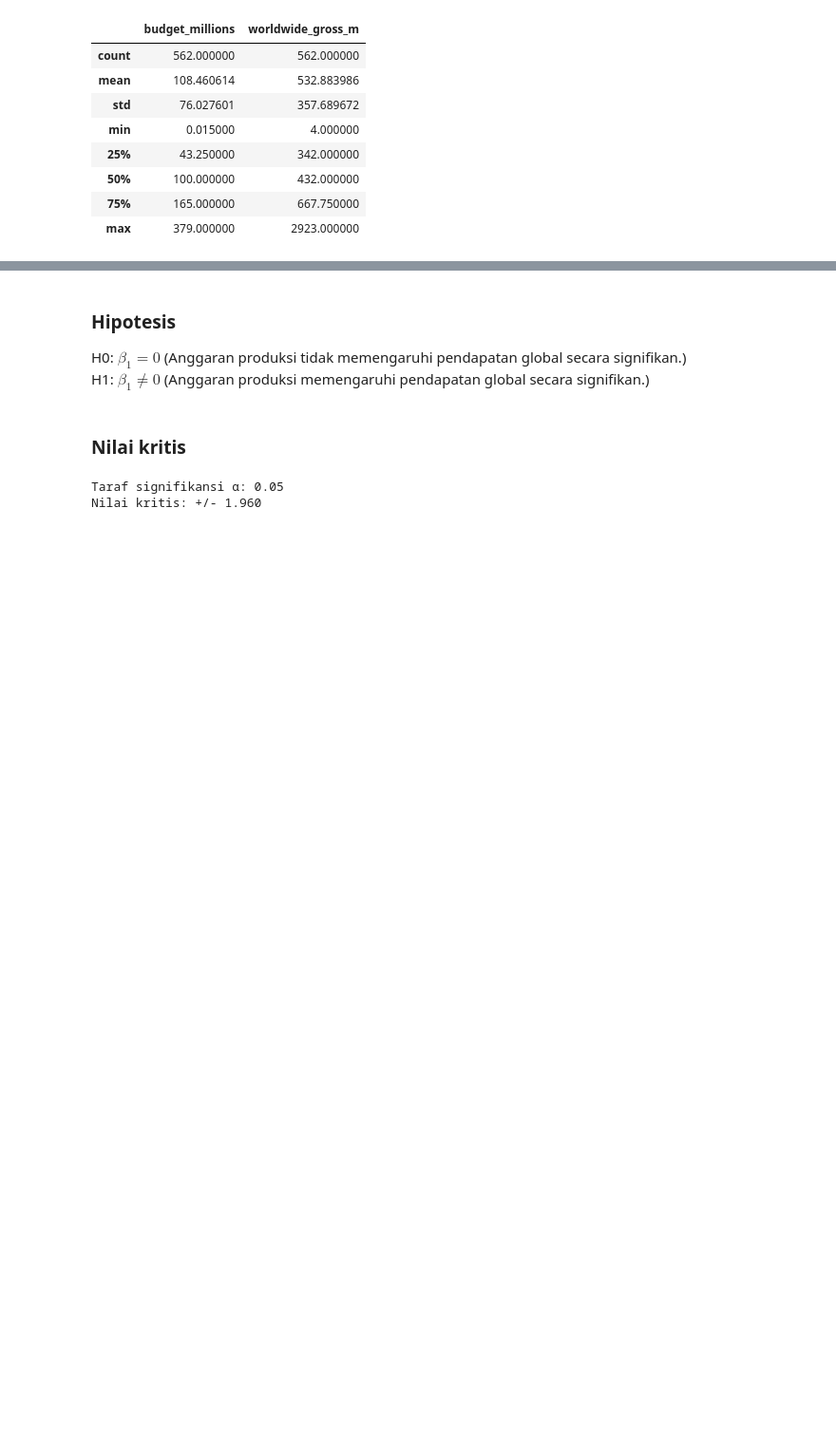
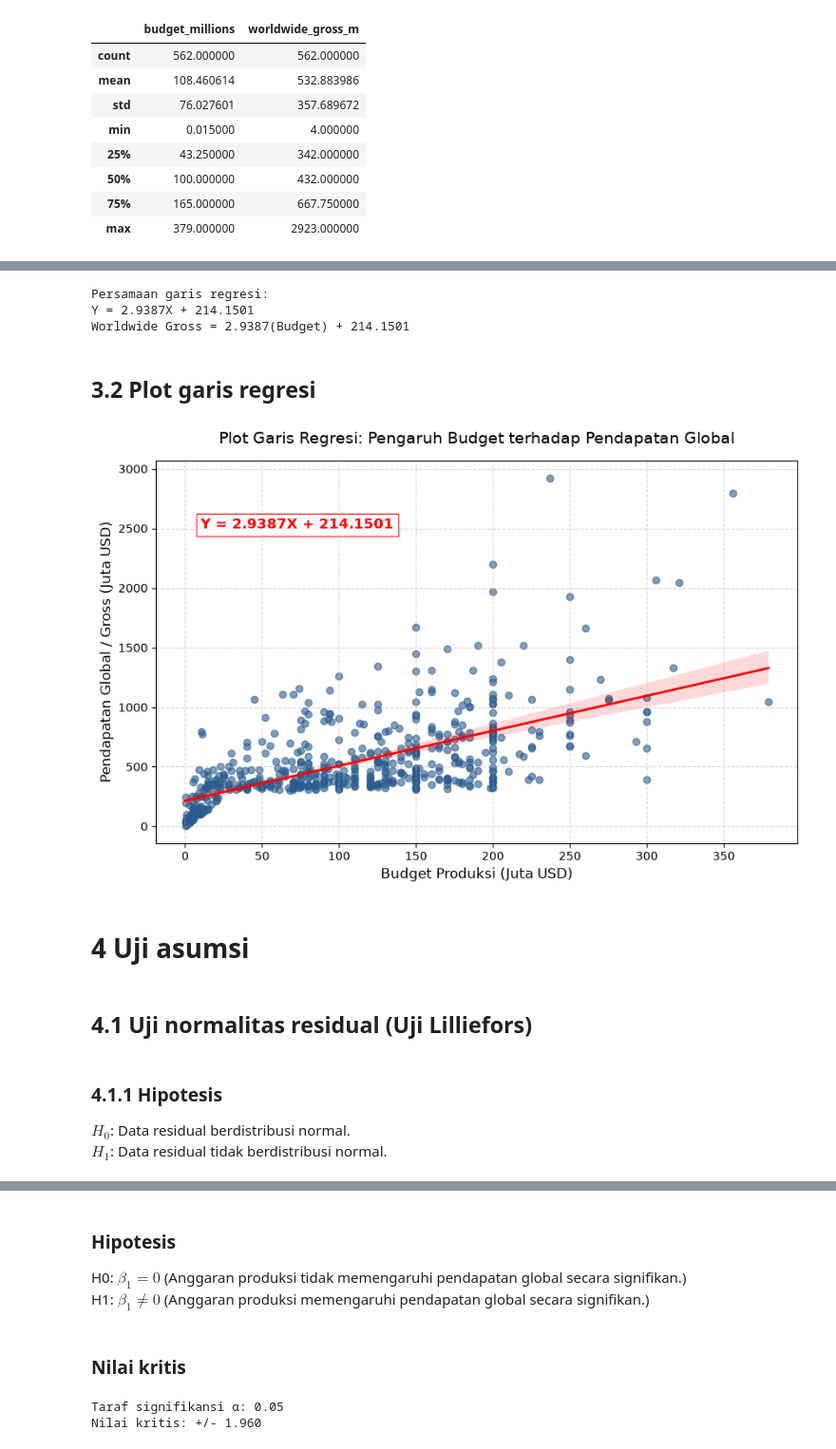
Before and after one commit to ahzasasa/anareg, a Jupyter notebook: simple-linear-regression.ipynb, the cells around one changed output, grey strips where cells are left out. Shown at 95% size. Saved outputs shown, nothing was run; the diff lists cells and outputs as text; code cells hidden in the pictures; blank space fills up the shorter version.

Commit message:
kelar asumsi

```diff
--- a/simple-linear-regression.ipynb
+++ b/simple-linear-regression.ipynb
@@ -156,0 +193,54 @@ plt.show()
+# %%
+a = model.params["budget_millions"]
+b = model.params["Intercept"]
+
+print("Persamaan garis regresi:")
+print(f"Y = {a:.4f}X + {b:.4f}")
+print(f"Worldwide Gross = {a:.4f}(Budget) + {b:.4f}")
+# %% [output]
+Persamaan garis regresi:
+Y = 2.9387X + 214.1501
+Worldwide Gross = 2.9387(Budget) + 214.1501
+# %% [markdown]
+## 3.2 Plot garis regresi
+# %%
+import matplotlib.pyplot as plt
+import seaborn as sns
+
+# ukuran kanvas
+plt.figure(figsize=(10, 6))
+
+# scatter plot dan garis regresi
+sns.regplot(
+    x="budget_millions",
+    y="worldwide_gross_m",
+    data=movies_df,
+    scatter_kws={"alpha": 0.6, "color": "#2b5c8f"},
+    line_kws={"color": "red", "linewidth": 2}
+)
+
+# judul, label sumbu
+plt.title("Plot Garis Regresi: Pengaruh Budget terhadap Pendapatan Global", fontsize=14, pad=15)
+plt.xlabel("Budget Produksi (Juta USD)", fontsize=12)
+plt.ylabel("Pendapatan Global / Gross (Juta USD)", fontsize=12)
+
+# label persamaan regresi
+plt.text(
+    x=10,
+    y=2500,
+    s=f"Y = {a:.4f}X + {b:.4f}",
+    fontsize=12,
+    color="red",
+    weight="bold",
+    bbox=dict(facecolor="white", alpha=0.8, edgecolor="red")
+)
+
+# grid
+plt.grid(True, linestyle="--", alpha=0.5)
+
+# plot
+plt.show()
+# %% [output]
+[figure, added]
+# %% [markdown]
+# 4 Uji asumsi
@@ -156,0 +250,7 @@ plt.show()
+# %% [markdown]
+## 4.1 Uji normalitas residual (Uji Lilliefors)
+# %% [markdown]
+### 4.1.1 Hipotesis
+
+$H_0$: Data residual berdistribusi normal. <br>
+$H_1$: Data residual tidak berdistribusi normal.
```
Also changed, not shown: parts of 59 cells of this notebook.
